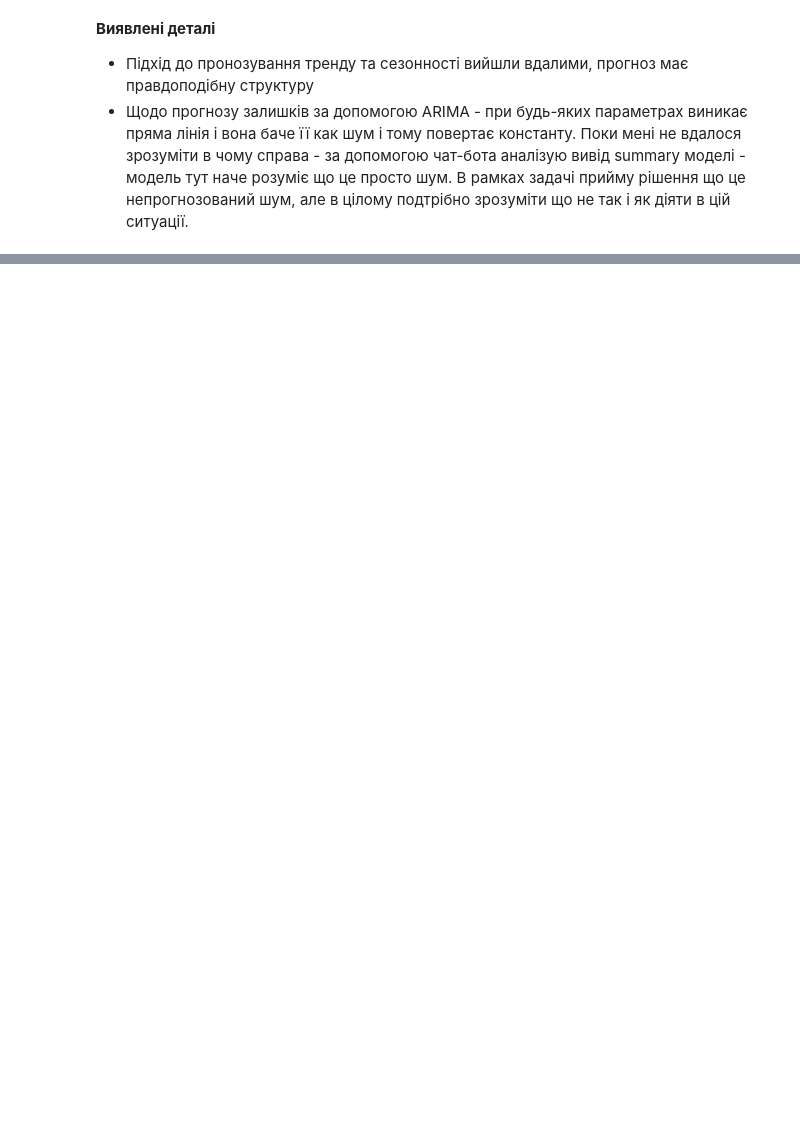
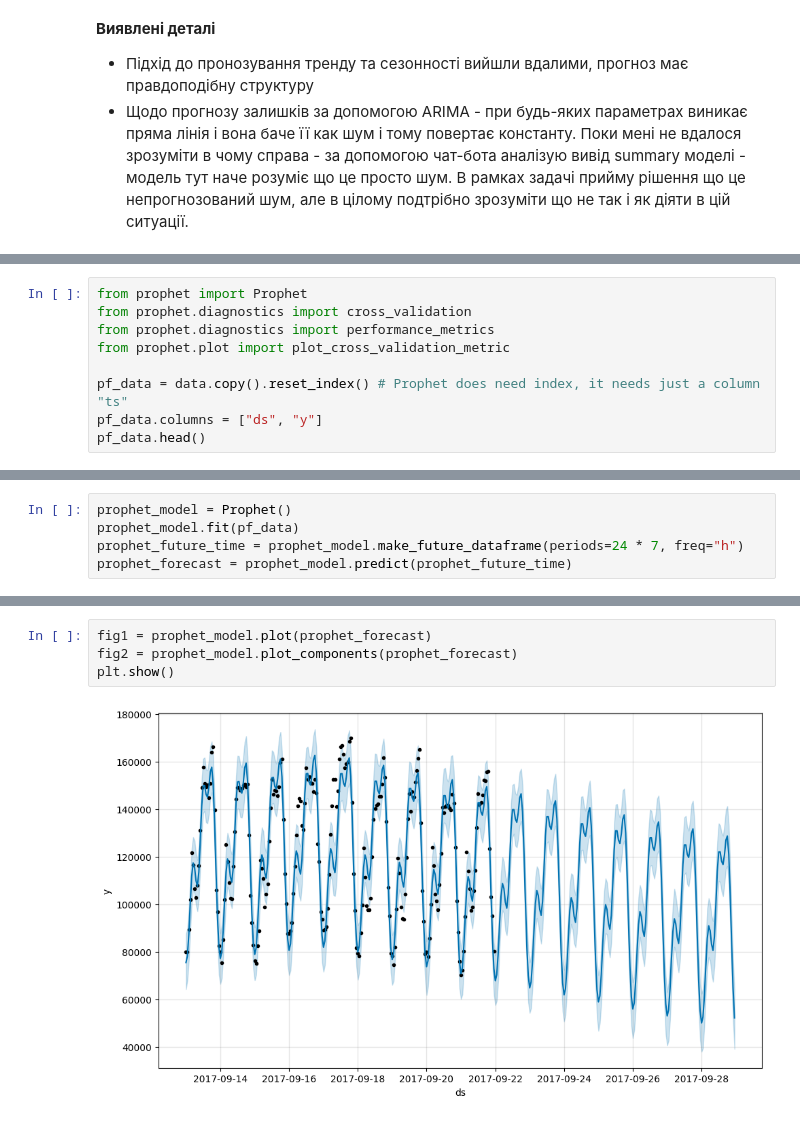
Before and after one commit to Deesthortered/ML_Courses_Homeworks, a Jupyter notebook: main_project.ipynb, the cells around one changed output, grey strips where cells are left out. Drawn from its saved outputs; the diff is of its cells as text; blank space fills up the shorter version.

```diff
--- a/main_project.ipynb
+++ b/main_project.ipynb
@@ -222,0 +260,9 @@ plt.show()
+# %%
+from prophet import Prophet
+from prophet.diagnostics import cross_validation
+from prophet.diagnostics import performance_metrics
+from prophet.plot import plot_cross_validation_metric
+
+pf_data = data.copy().reset_index() # Prophet does need index, it needs just a column "ts"
+pf_data.columns = ["ds", "y"]
+pf_data.head()
@@ -222,0 +276,5 @@ plt.show()
+# %%
+prophet_model = Prophet()
+prophet_model.fit(pf_data)
+prophet_future_time = prophet_model.make_future_dataframe(periods=24 * 7, freq="h")
+prophet_forecast = prophet_model.predict(prophet_future_time)
@@ -222,0 +284,6 @@ plt.show()
+# %%
+fig1 = prophet_model.plot(prophet_forecast)
+fig2 = prophet_model.plot_components(prophet_forecast)
+plt.show()
+# %% [output]
+[figure, added]
```
Also changed, not shown: parts of 19 cells of this notebook.
